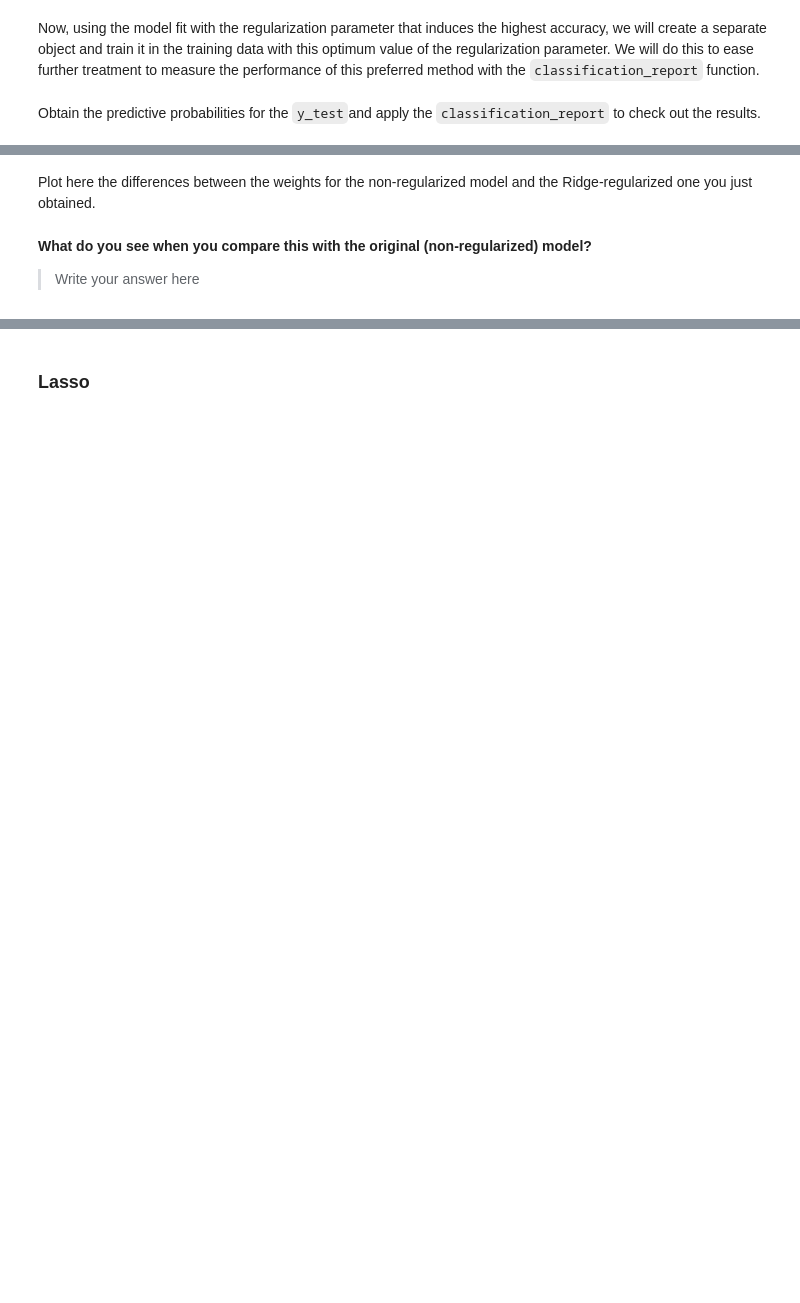
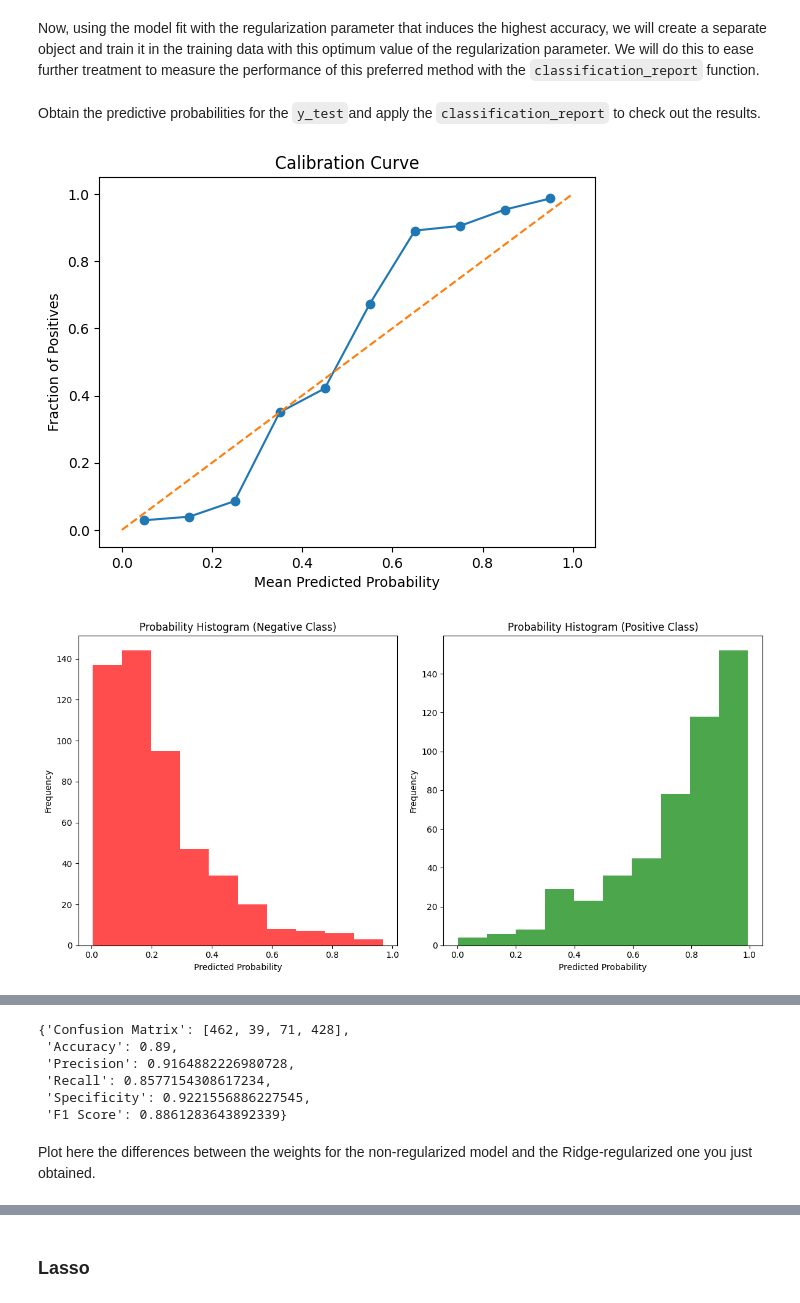
Before and after one commit to ICAI-IMAT-ML/p2-5-202304626, a Jupyter notebook: notebook/Lab2_5_LogisticRegression_and_regularization.ipynb, the cells around one changed output, grey strips where cells are left out. Cells and saved outputs as stored; diff of their text form; code cells hidden in the pictures; blank space fills up the shorter version.

```diff
--- a/notebook/Lab2_5_LogisticRegression_and_regularization.ipynb
+++ b/notebook/Lab2_5_LogisticRegression_and_regularization.ipynb
@@ -400,10 +405,13 @@ LogReg_optimum_C_Ridge.fit(X_train, y_train,
                            learning_rate = learning_rate,
                            num_iterations = num_iterations,
                            penalty = 'ridge',
-                           C = None)
+                           C = optimum_C)
 # %% [markdown]
 Obtain the predictive probabilities for the `y_test`and apply the `classification_report` to check out the results.
 # %%
 # TODO: Complete the call for the report with the y_test_prob obtained from the test data
-y_test_prob = LogReg_optimum_C_Ridge.predict_proba(None)
-classification_report(None, None, 1)
+y_test_prob = LogReg_optimum_C_Ridge.predict_proba(X_test)
+classification_report(y_true=y_test, y_probs=y_test_prob, positive_label=1)
+# %% [output]
+[figure, added]
+[figure, added]
@@ -410,2 +419,8 @@ classification_report(None, None, 1)
+{'Confusion Matrix': [462, 39, 71, 428],
+ 'Accuracy': 0.89,
+ 'Precision': 0.9164882226980728,
+ 'Recall': 0.8577154308617234,
+ 'Specificity': 0.9221556886227545,
+ 'F1 Score': 0.8861283643892339}
 # %% [markdown]
 Plot here the differences between the weights for the non-regularized model and the Ridge-regularized one you just obtained.
@@ -414,4 +426,0 @@ Plot here the differences between the weights for the non-regularized model and
-# %% [markdown]
-**What do you see when you compare this with the original (non-regularized) model?**
-
-> Write your answer here
```
Also changed, not shown: parts of 13 cells of this notebook.
